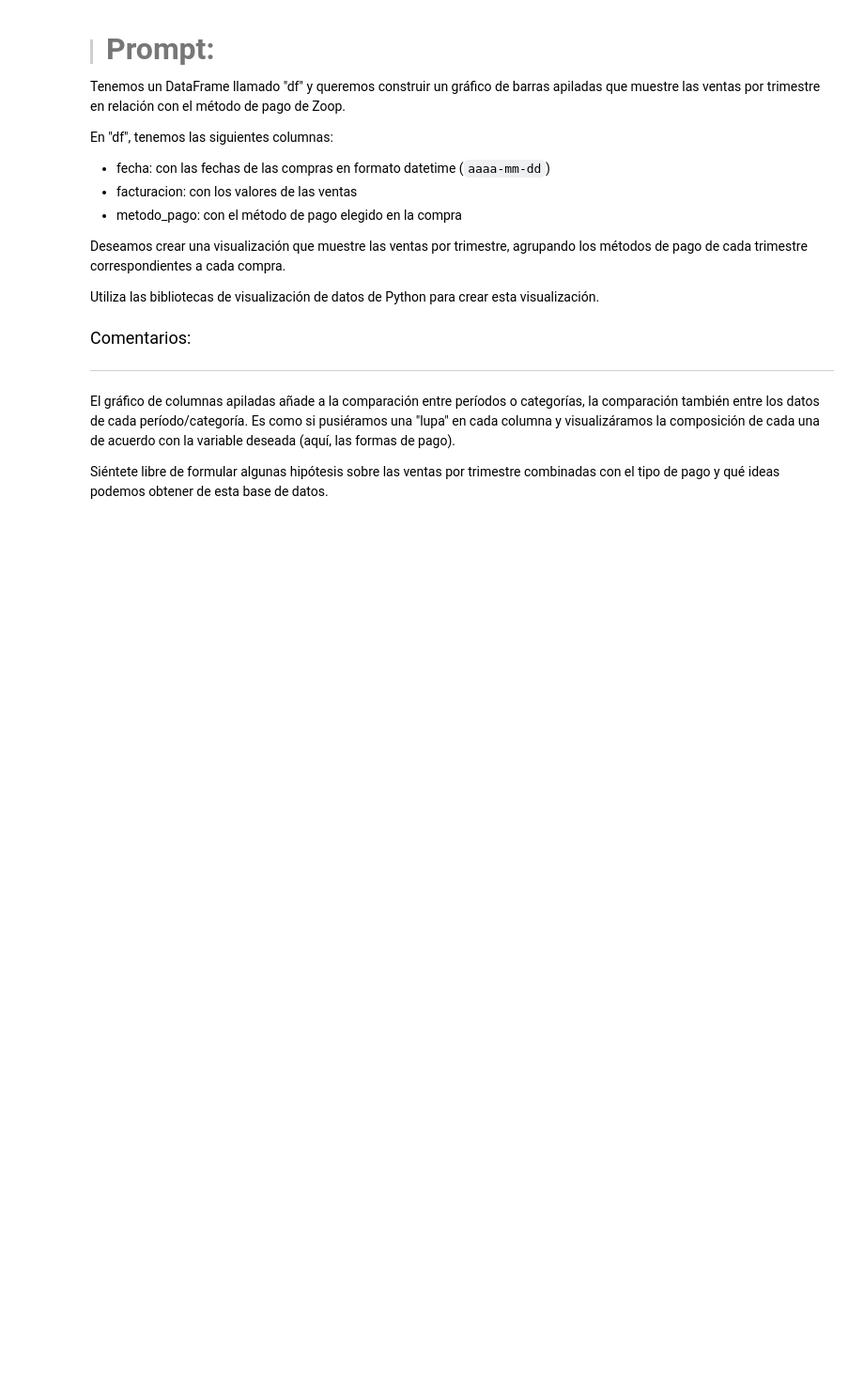
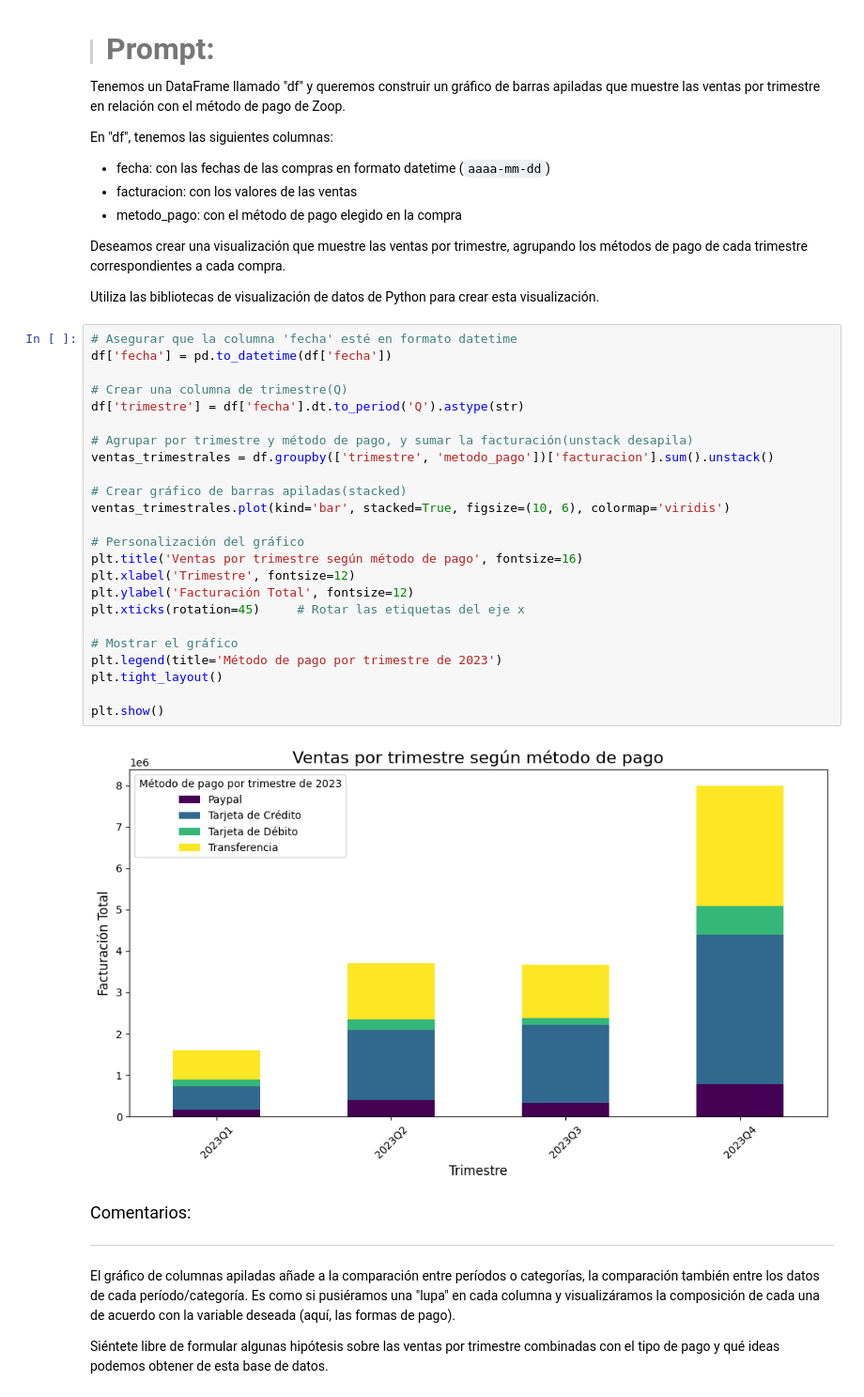
Before and after one commit to evs-11/IA_aplicada_a-_la_ciencia_de_datos, a Jupyter notebook: IA_aplicada_a_ciencia_de_datos.ipynb, the cells around one changed output. Shown at 94% size. Saved outputs shown, nothing was run; the diff lists cells and outputs as text; blank space fills up the shorter version.

```diff
--- a/IA_aplicada_a_ciencia_de_datos.ipynb
+++ b/IA_aplicada_a_ciencia_de_datos.ipynb
@@ -634,6 +743,32 @@ En "df", tenemos las siguientes columnas:
 Deseamos crear una visualización que muestre las ventas por trimestre, agrupando los métodos de pago de cada trimestre correspondientes a cada compra.
 
 Utiliza las bibliotecas de visualización de datos de Python para crear esta visualización.
+# %%
+# Asegurar que la columna 'fecha' esté en formato datetime
+df['fecha'] = pd.to_datetime(df['fecha'])
+
+# Crear una columna de trimestre(Q)
+df['trimestre'] = df['fecha'].dt.to_period('Q').astype(str)
+
+# Agrupar por trimestre y método de pago, y sumar la facturación(unstack desapila)
+ventas_trimestrales = df.groupby(['trimestre', 'metodo_pago'])['facturacion'].sum().unstack()
+
+# Crear gráfico de barras apiladas(stacked)
+ventas_trimestrales.plot(kind='bar', stacked=True, figsize=(10, 6), colormap='viridis')
+
+# Personalización del gráfico
+plt.title('Ventas por trimestre según método de pago', fontsize=16)
+plt.xlabel('Trimestre', fontsize=12)
+plt.ylabel('Facturación Total', fontsize=12)
+plt.xticks(rotation=45)     # Rotar las etiquetas del eje x
+
+# Mostrar el gráfico
+plt.legend(title='Método de pago por trimestre de 2023')
+plt.tight_layout()
+
+plt.show()
+# %% [output]
+[figure, added]
 # %% [markdown]
 <font color="7b71ff" size=4> Comentarios: </font>
 
```
Also changed, not shown: parts of 24 cells of this notebook.
